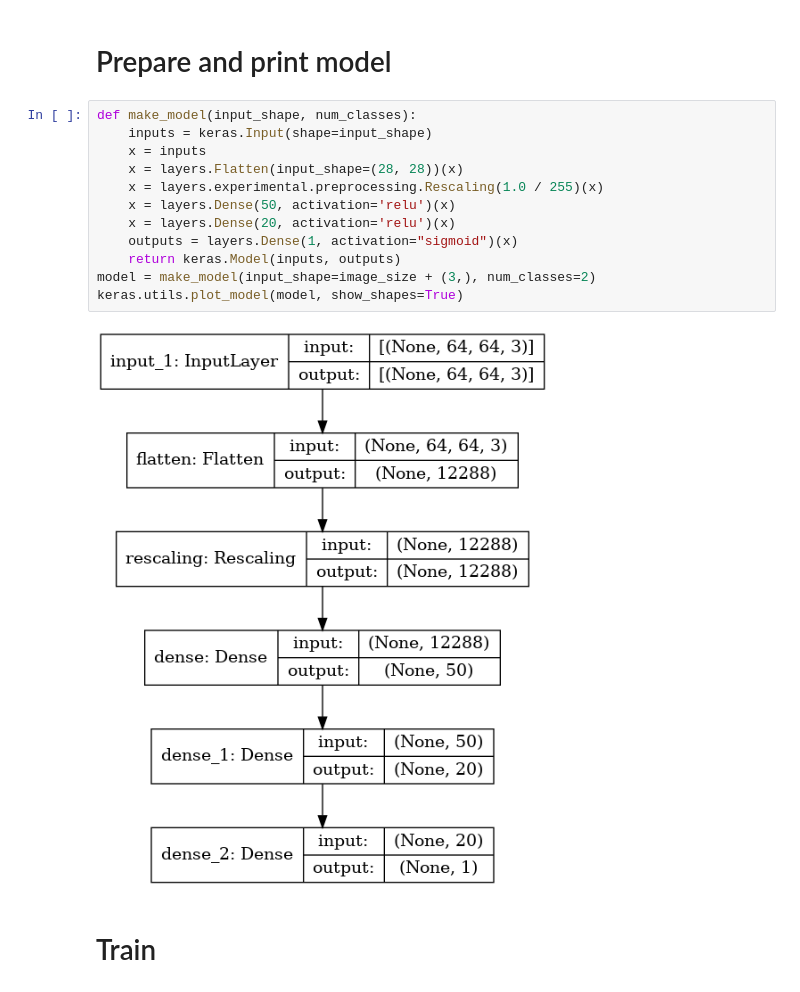
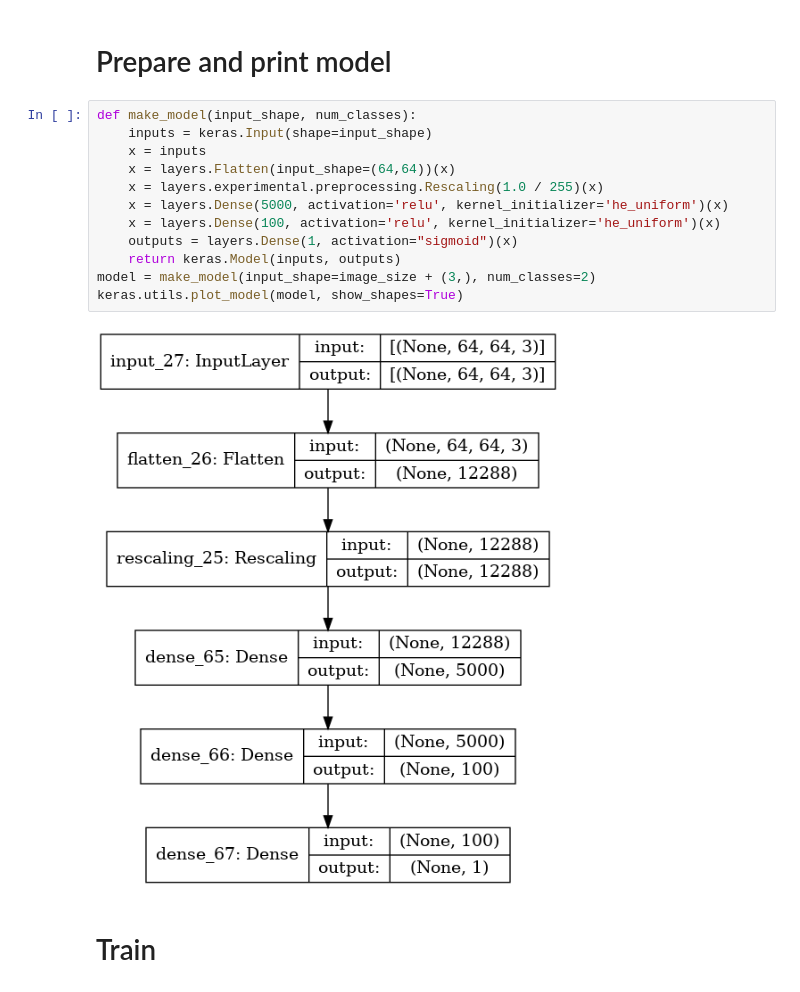
Before and after one commit to Luke31/keraskitten, a Jupyter notebook: notebooks/keras_kitten.ipynb, the cells around one changed output. Drawn from its saved outputs; the diff is of its cells as text.

```diff
--- a/notebooks/keras_kitten.ipynb
+++ b/notebooks/keras_kitten.ipynb
@@ -81,17 +82,17 @@ print(train_ds)
 # %%
 def make_model(input_shape, num_classes):
     inputs = keras.Input(shape=input_shape)
     x = inputs
-    x = layers.Flatten(input_shape=(28, 28))(x)
+    x = layers.Flatten(input_shape=(64,64))(x)
     x = layers.experimental.preprocessing.Rescaling(1.0 / 255)(x)
-    x = layers.Dense(50, activation='relu')(x)
-    x = layers.Dense(20, activation='relu')(x)
+    x = layers.Dense(5000, activation='relu', kernel_initializer='he_uniform')(x)
+    x = layers.Dense(100, activation='relu', kernel_initializer='he_uniform')(x)
     outputs = layers.Dense(1, activation="sigmoid")(x)
     return keras.Model(inputs, outputs)
 model = make_model(input_shape=image_size + (3,), num_classes=2)
 keras.utils.plot_model(model, show_shapes=True)
 # %% [output]
-[figure, old version]
+[figure, new version]
 # %% [markdown]
 # Train
 # %%
```
Also changed, not shown: parts of 5 cells of this notebook, 1 other file.
